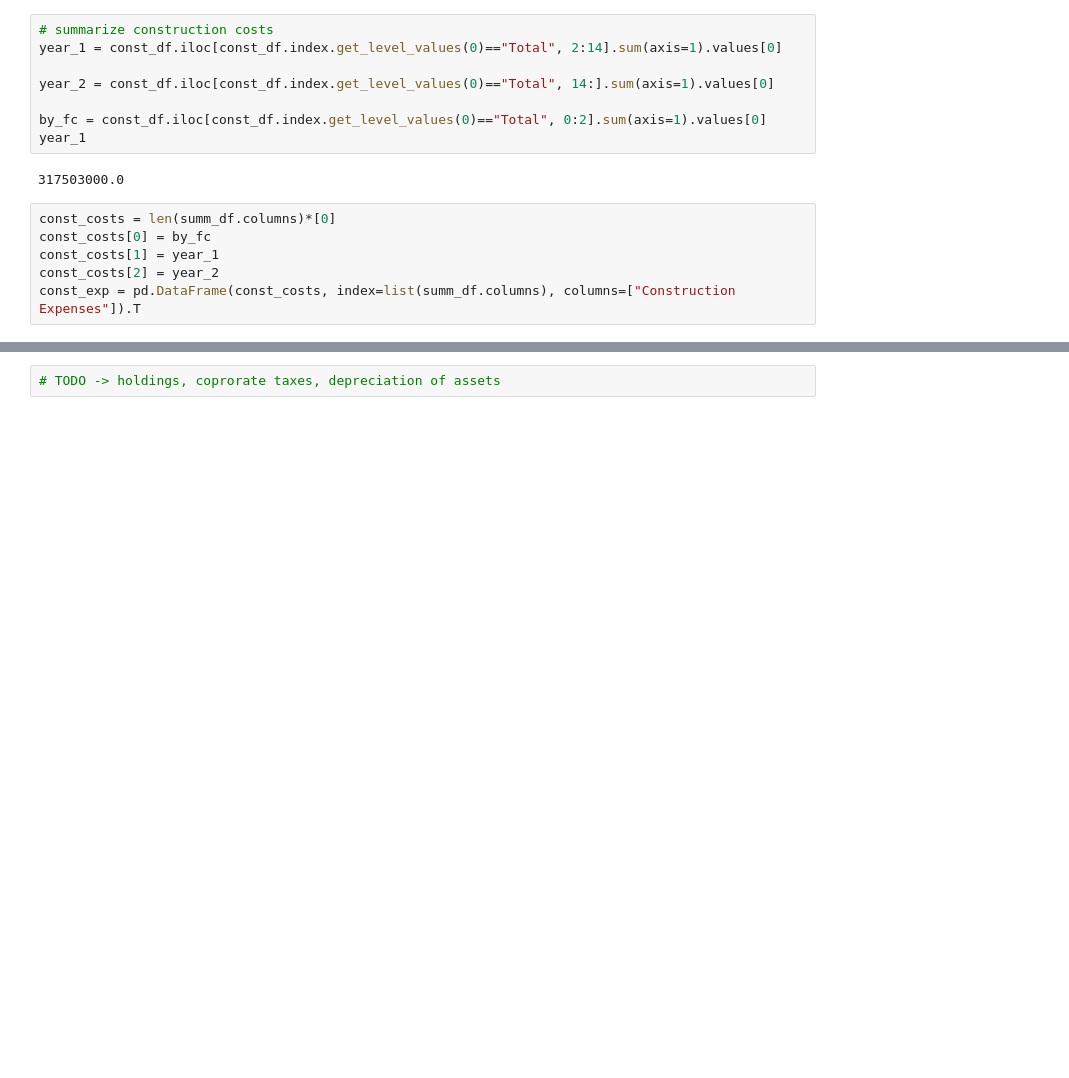
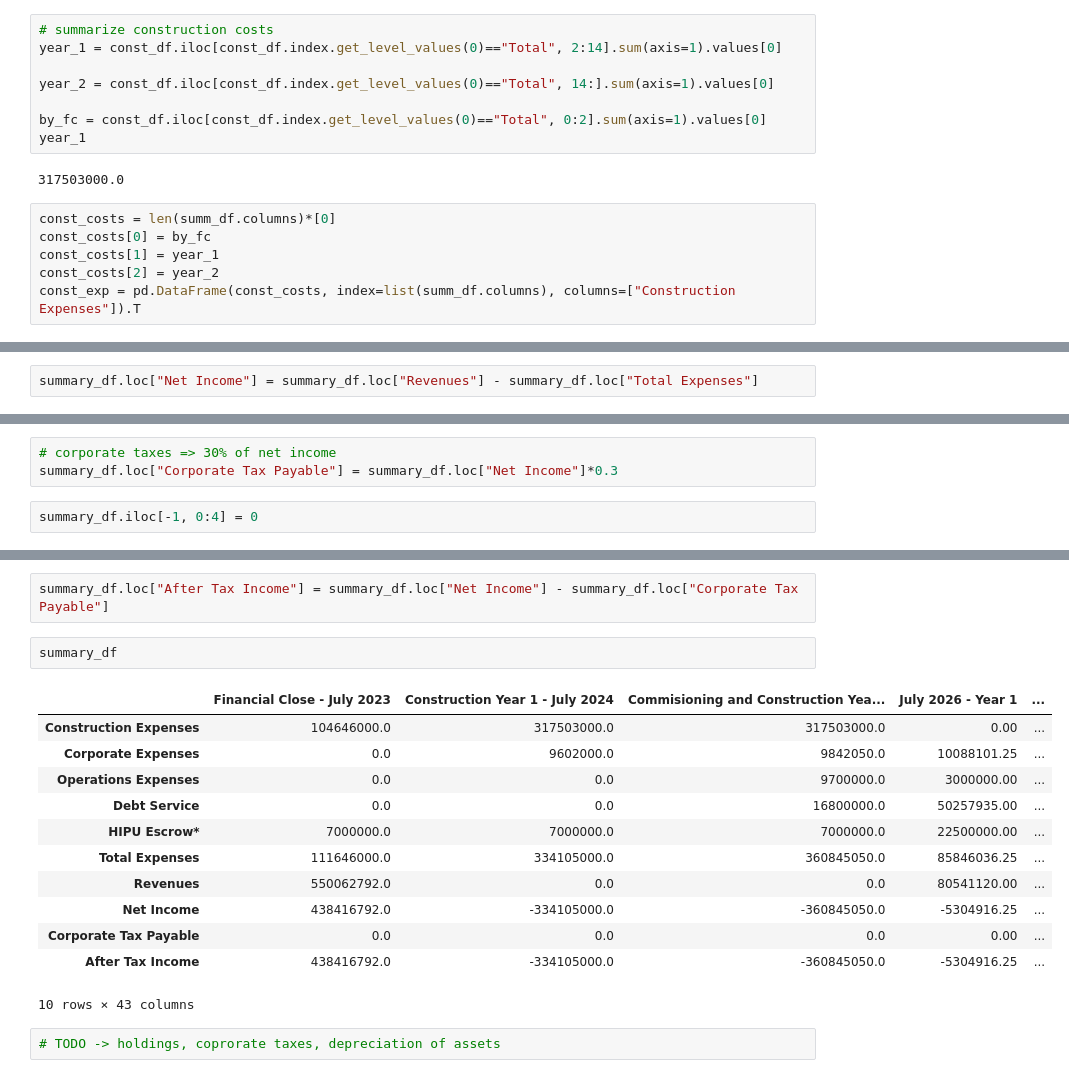
Before and after one commit to juliet29/projectFinance, a Jupyter notebook: scripts2/_profits.ipynb, the cells around one changed output, grey strips where cells are left out. Drawn from its saved outputs; the diff is of its cells as text; blank space fills up the shorter version.

Commit message:
wrong summary?

```diff
--- a/scripts2/_profits.ipynb
+++ b/scripts2/_profits.ipynb
@@ -42,0 +63,2 @@ summ_df2.loc["Total Expenses"] = summ_df2.sum(axis=0)
+# %%
+summary_df.loc["Net Income"] = summary_df.loc["Revenues"] - summary_df.loc["Total Expenses"]
@@ -60,0 +80,5 @@ summ_df2
+# %%
+# corporate taxes => 30% of net income
+summary_df.loc["Corporate Tax Payable"] = summary_df.loc["Net Income"]*0.3
+# %%
+summary_df.iloc[-1, 0:4] = 0
@@ -61,2 +99,19 @@ summ_df2
+# %%
+summary_df.loc["After Tax Income"] = summary_df.loc["Net Income"] - summary_df.loc["Corporate Tax Payable"]
+# %%
+summary_df
+# %% [output]
+|  | Financial Close - July 2023 | Construction Year 1 - July 2024 | Commisioning and Construction Yea... | July 2026 - Year 1 | ... |
+| Construction Expenses | 104646000.0 | 317503000.0 | 317503000.0 | 0.00 | ... |
+| Corporate Expenses | 0.0 | 9602000.0 | 9842050.0 | 10088101.25 | ... |
+| Operations Expenses | 0.0 | 0.0 | 9700000.0 | 3000000.00 | ... |
+| Debt Service | 0.0 | 0.0 | 16800000.0 | 50257935.00 | ... |
+| HIPU Escrow* | 7000000.0 | 7000000.0 | 7000000.0 | 22500000.00 | ... |
+| Total Expenses | 111646000.0 | 334105000.0 | 360845050.0 | 85846036.25 | ... |
+| Revenues | 550062792.0 | 0.0 | 0.0 | 80541120.00 | ... |
+| Net Income | 438416792.0 | -334105000.0 | -360845050.0 | -5304916.25 | ... |
+| Corporate Tax Payable | 0.0 | 0.0 | 0.0 | 0.00 | ... |
+| After Tax Income | 438416792.0 | -334105000.0 | -360845050.0 | -5304916.25 | ... |
+10 rows × 43 columns
 # %%
 # TODO -> holdings, coprorate taxes, depreciation of assets
```
Also changed, not shown: parts of 13 cells of this notebook, 2 other files.
